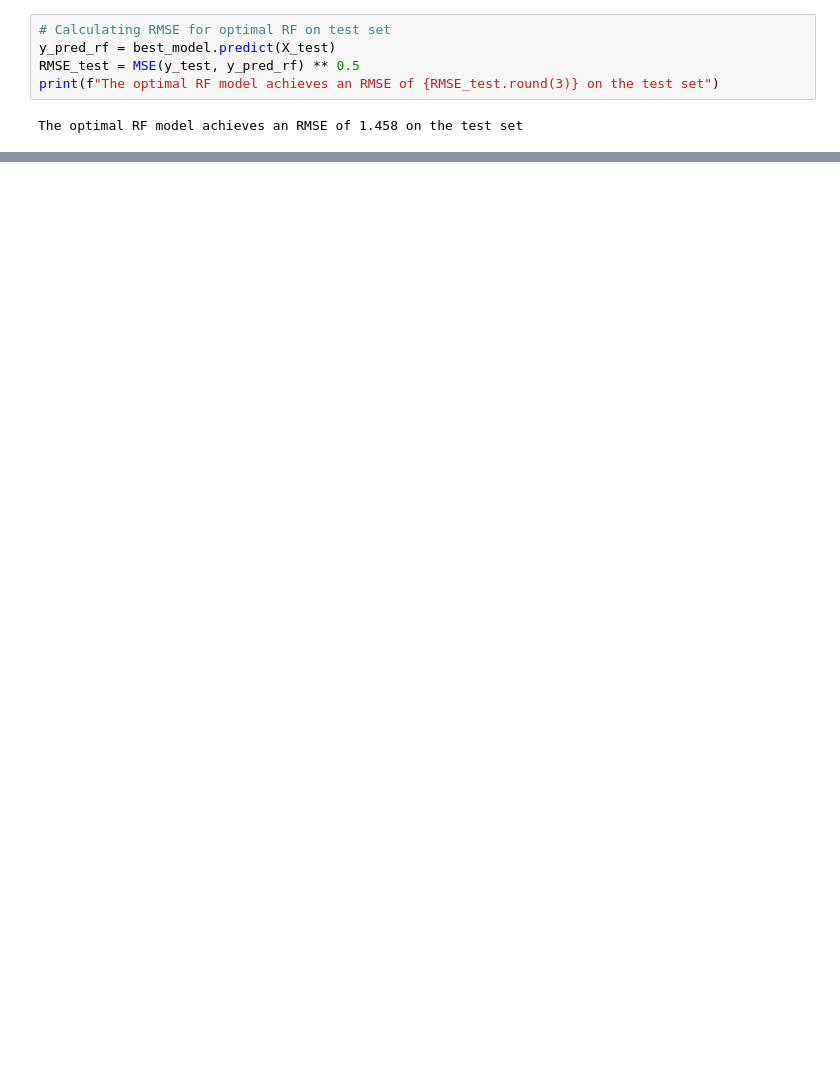
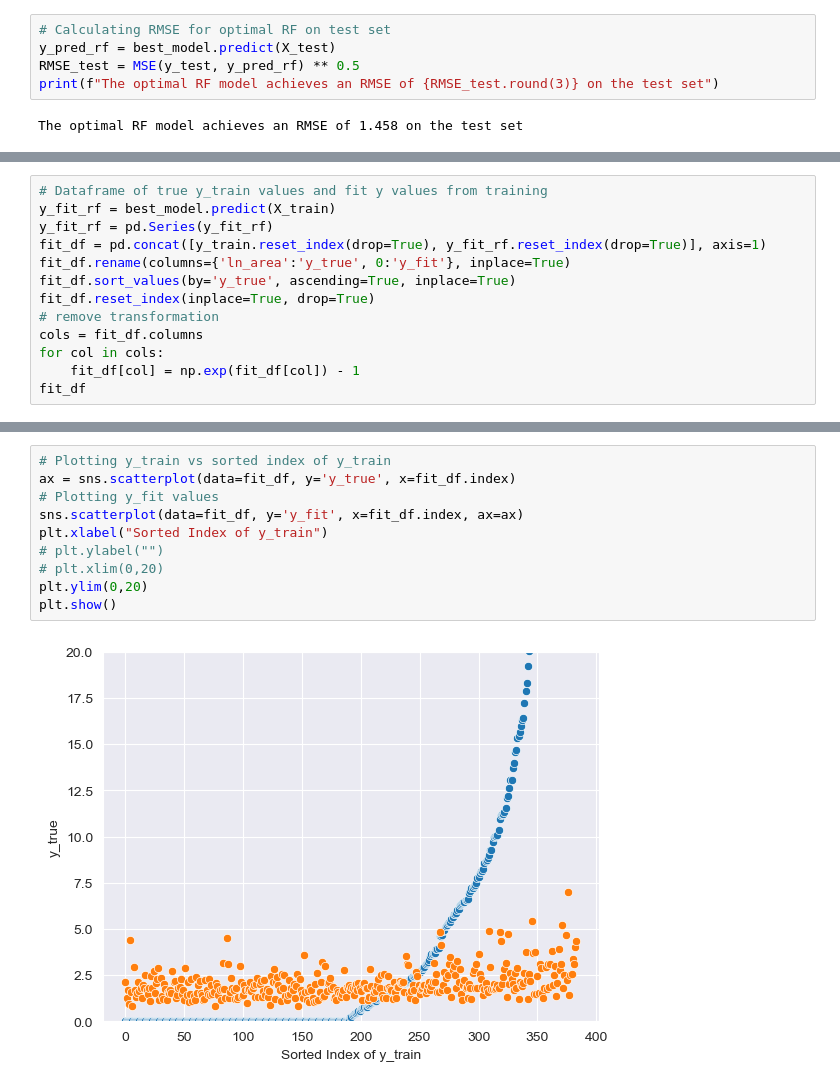
Before and after one commit to grahamgreene88/Forest-Fire-Predicition, a Jupyter notebook: Forest Fire Notebook.ipynb, the cells around one changed output, grey strips where cells are left out. Saved outputs shown, nothing was run; the diff lists cells and outputs as text; blank space fills up the shorter version.

```diff
--- a/Forest Fire Notebook.ipynb
+++ b/Forest Fire Notebook.ipynb
@@ -386,0 +376,13 @@ If we reframe this project as a classification problem and try to instead classi
+# %%
+# Dataframe of true y_train values and fit y values from training
+y_fit_rf = best_model.predict(X_train)
+y_fit_rf = pd.Series(y_fit_rf)
+fit_df = pd.concat([y_train.reset_index(drop=True), y_fit_rf.reset_index(drop=True)], axis=1)
+fit_df.rename(columns={'ln_area':'y_true', 0:'y_fit'}, inplace=True)
+fit_df.sort_values(by='y_true', ascending=True, inplace=True)
+fit_df.reset_index(inplace=True, drop=True)
+# remove transformation
+cols = fit_df.columns
+for col in cols:
+    fit_df[col] = np.exp(fit_df[col]) - 1
+fit_df
@@ -386,0 +403,12 @@ If we reframe this project as a classification problem and try to instead classi
+# %%
+# Plotting y_train vs sorted index of y_train
+ax = sns.scatterplot(data=fit_df, y='y_true', x=fit_df.index)
+# Plotting y_fit values
+sns.scatterplot(data=fit_df, y='y_fit', x=fit_df.index, ax=ax)
+plt.xlabel("Sorted Index of y_train")
+# plt.ylabel("")
+# plt.xlim(0,20)
+plt.ylim(0,20)
+plt.show()
+# %% [output]
+[figure, added]
```
Also changed, not shown: parts of 24 cells of this notebook, 1 other file.
